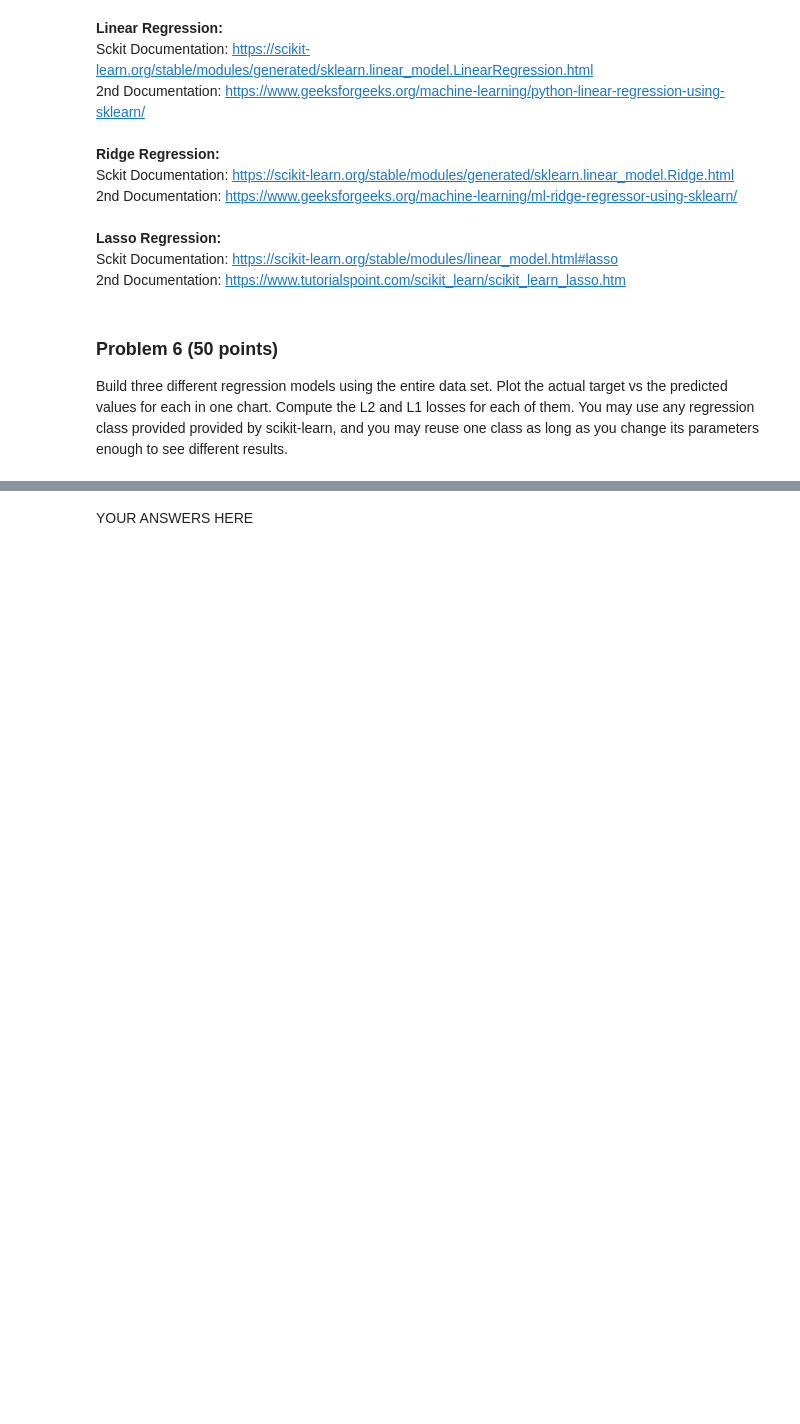
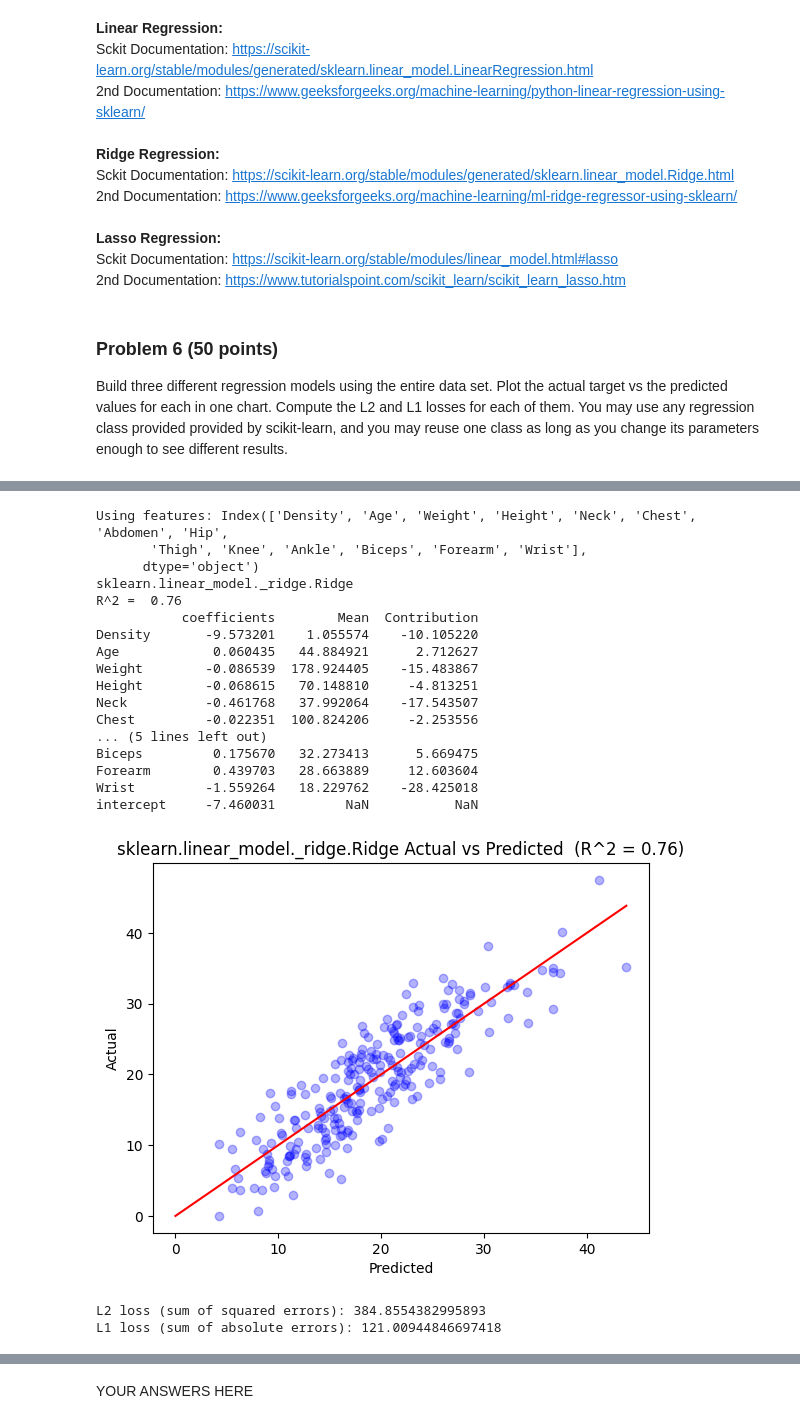
Before and after one commit to JonG-2025/dx602-final-project, a Jupyter notebook: project.ipynb, the cells around one changed output, grey strips where cells are left out. Drawn from its saved outputs; the diff is of its cells as text; code cells hidden in the pictures; blank space fills up the shorter version.

```diff
--- a/project.ipynb
+++ b/project.ipynb
@@ -269,0 +337,38 @@ You may use any regression class provided provided by scikit-learn, and you may
+# %%
+target = body_fat_df['target']
+features = body_fat_df.drop(columns=['target'])
+
+print(f'Using features: {features.columns}')
+
+model = sklearn.linear_model.Ridge()
+model.fit(features, target)
+
+show_model_details(model, features, target)
+plot_model(model, features, target)
+
+l2_loss = np.sum((target - y_pred)**2)
+print("L2 loss (sum of squared errors):", l2_loss)
+
+l1_loss = np.sum(np.abs(target - y_pred))
+print("L1 loss (sum of absolute errors):", l1_loss)
+# %% [output]
+Using features: Index(['Density', 'Age', 'Weight', 'Height', 'Neck', 'Chest', 'Abdomen', 'Hip',
+       'Thigh', 'Knee', 'Ankle', 'Biceps', 'Forearm', 'Wrist'],
+      dtype='object')
+sklearn.linear_model._ridge.Ridge
+R^2 =  0.76
+           coefficients        Mean  Contribution
+Density       -9.573201    1.055574    -10.105220
+Age            0.060435   44.884921      2.712627
+Weight        -0.086539  178.924405    -15.483867
+Height        -0.068615   70.148810     -4.813251
+Neck          -0.461768   37.992064    -17.543507
+Chest         -0.022351  100.824206     -2.253556
+... (5 lines left out)
+Biceps         0.175670   32.273413      5.669475
+Forearm        0.439703   28.663889     12.603604
+Wrist         -1.559264   18.229762    -28.425018
+intercept     -7.460031         NaN           NaN
+[figure, added]
+L2 loss (sum of squared errors): 384.8554382995893
+L1 loss (sum of absolute errors): 121.00944846697418
```
Also changed, not shown: parts of 5 cells of this notebook.
